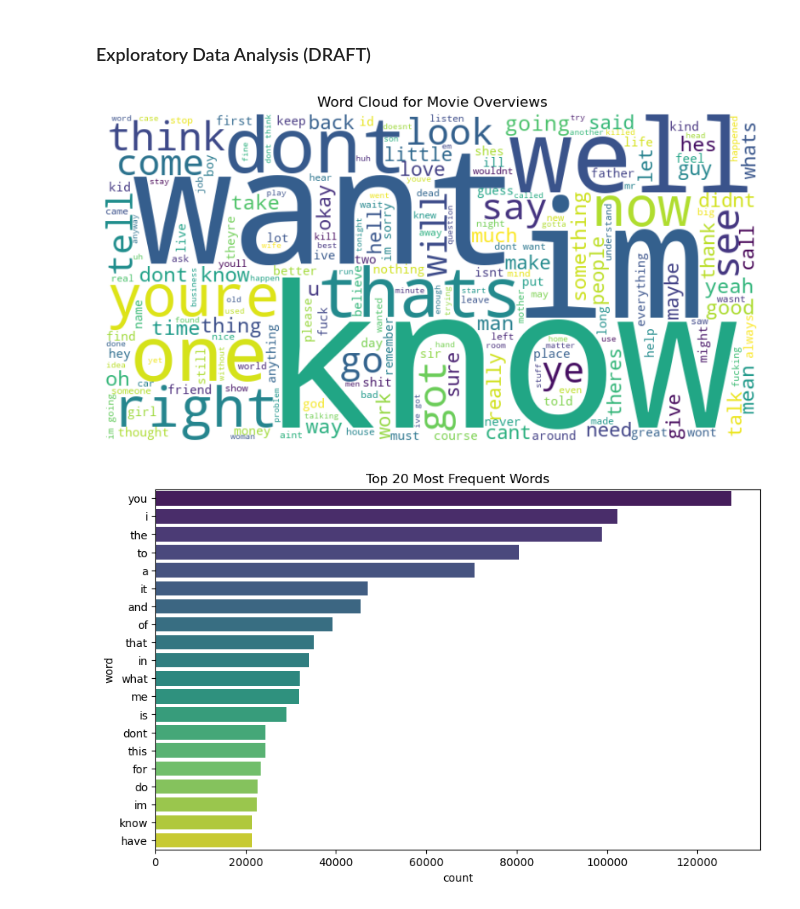
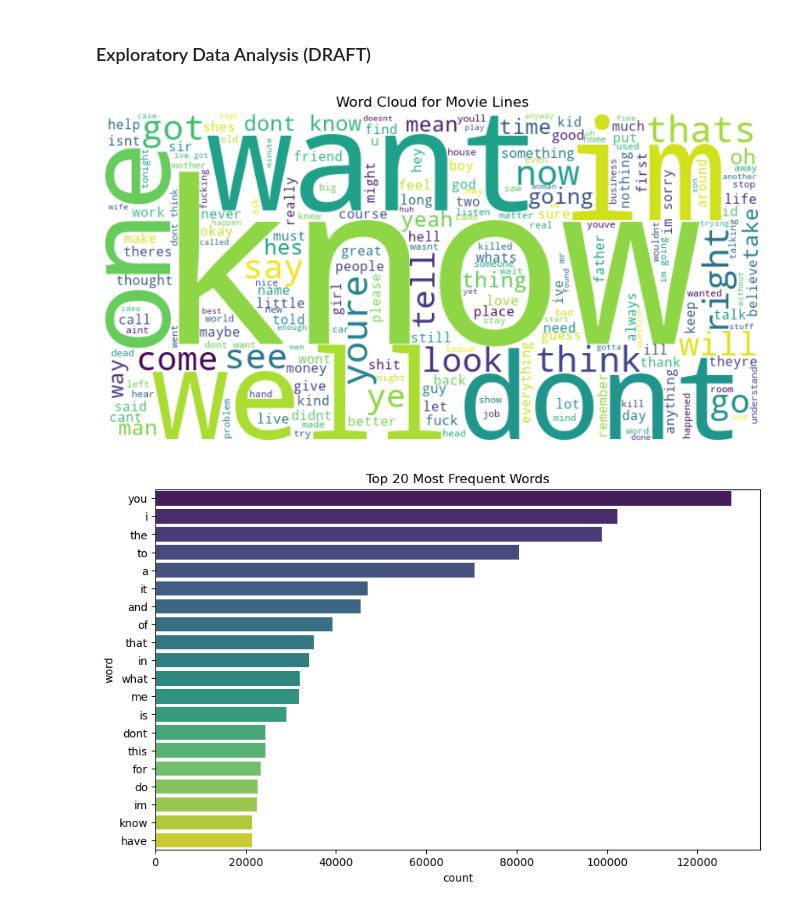
Before and after one commit to PhilipFelizarta/Generative_ChatBot_Final, a Jupyter notebook: preprocessing.ipynb, the cells around one changed output. Saved outputs shown, nothing was run; the diff lists cells and outputs as text; code cells hidden in the pictures.

```diff
--- a/preprocessing.ipynb
+++ b/preprocessing.ipynb
@@ -62,4 +44,2 @@ print(non_string_values)
 # %% [markdown]
 Since we have NaN values. Lets decide what to do. For simplicity, at this time let's remove them.
-# %%
-df = df.dropna(subset=['line_text'])
@@ -74,0 +57,2 @@ Index: []
+# %%
+df = df.dropna()
@@ -119,2 +151,4 @@ df.head()
+# %%
+df.reset_index(drop=True, inplace=True)
 # %%
 # save new CSV for Cleaned_Movie_Lines
@@ -129,11 +227,11 @@ wordcloud = WordCloud(width=800, height=400, background_color='white',
 # %%
 plt.figure(figsize=(10, 5))
 plt.imshow(wordcloud, interpolation='bilinear')
 plt.axis('off')
-plt.title('Word Cloud for Movie Overviews')
+plt.title('Word Cloud for Movie Lines')
 plt.show()
 # %% [output]
-[figure, old version]
+[figure, new version]
 # %%
 words = " ".join(df['line_text']).split()
 word_counts = Counter(words)
```
Also changed, not shown: parts of 18 cells of this notebook, 2 other files.
